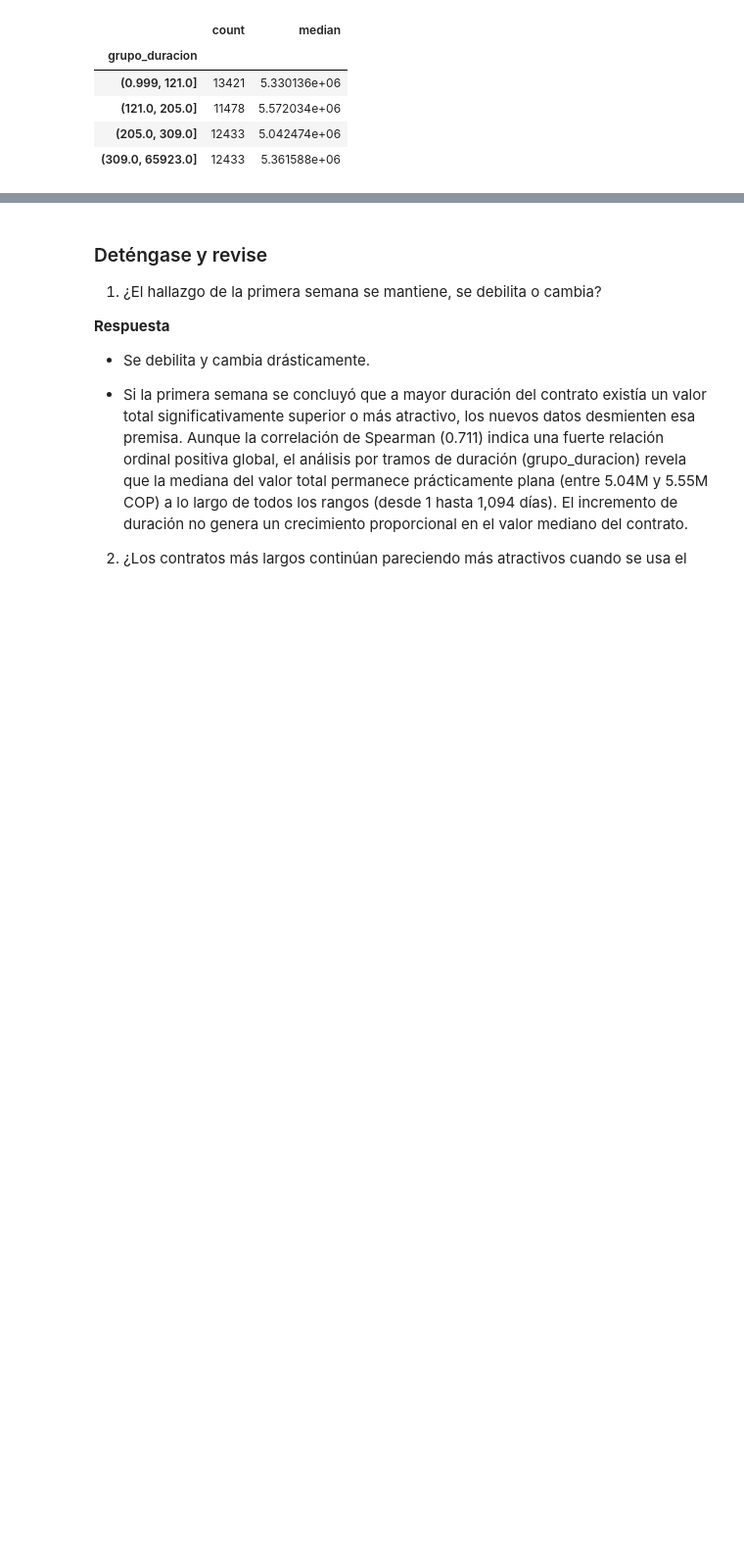
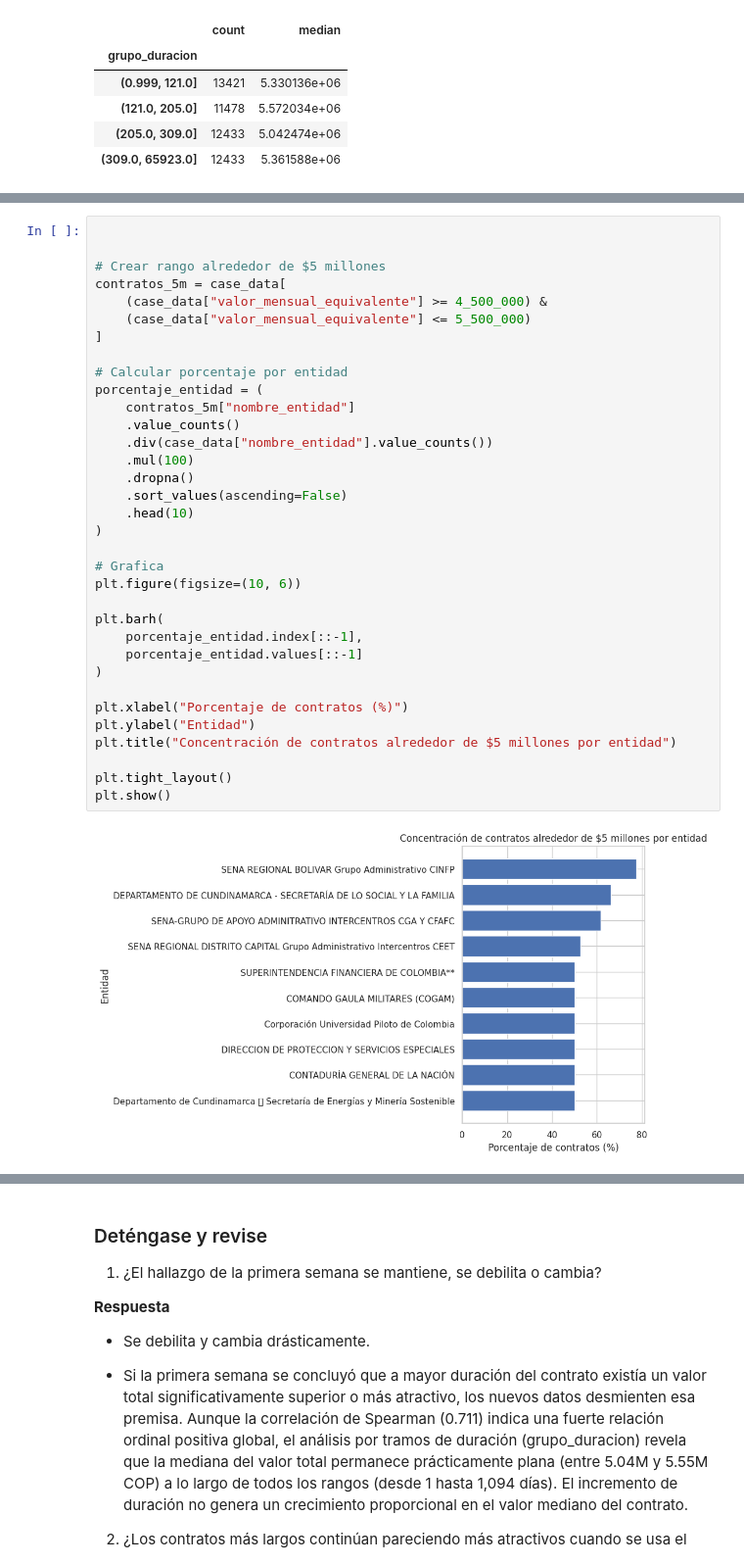
Before and after one commit to CamilaAg-05/curso_Data_Analytics, a Jupyter notebook: Laboratorio_SECOP_Caso_1A/SECOP_ExpedienteA(GRUPO_1)_V2.ipynb, the cells around one changed output, grey strips where cells are left out. Shown at 98% size. Cells and saved outputs as stored; diff of their text form; blank space fills up the shorter version.

```diff
--- a/Laboratorio_SECOP_Caso_1A/SECOP_ExpedienteA(GRUPO_1)_V2.ipynb
+++ b/Laboratorio_SECOP_Caso_1A/SECOP_ExpedienteA(GRUPO_1)_V2.ipynb
@@ -595,0 +757,36 @@ Correlación de Spearman entre valor total y duración: 0.705
+# %%
+
+
+# Crear rango alrededor de $5 millones
+contratos_5m = case_data[
+    (case_data["valor_mensual_equivalente"] >= 4_500_000) &
+    (case_data["valor_mensual_equivalente"] <= 5_500_000)
+]
+
+# Calcular porcentaje por entidad
+porcentaje_entidad = (
+    contratos_5m["nombre_entidad"]
+    .value_counts()
+    .div(case_data["nombre_entidad"].value_counts())
+    .mul(100)
+    .dropna()
+    .sort_values(ascending=False)
+    .head(10)
+)
+
+# Grafica
+plt.figure(figsize=(10, 6))
+
+plt.barh(
+    porcentaje_entidad.index[::-1],
+    porcentaje_entidad.values[::-1]
+)
+
+plt.xlabel("Porcentaje de contratos (%)")
+plt.ylabel("Entidad")
+plt.title("Concentración de contratos alrededor de $5 millones por entidad")
+
+plt.tight_layout()
+plt.show()
+# %% [output]
+[figure, added]
```
Also changed, not shown: parts of 10 cells of this notebook.
